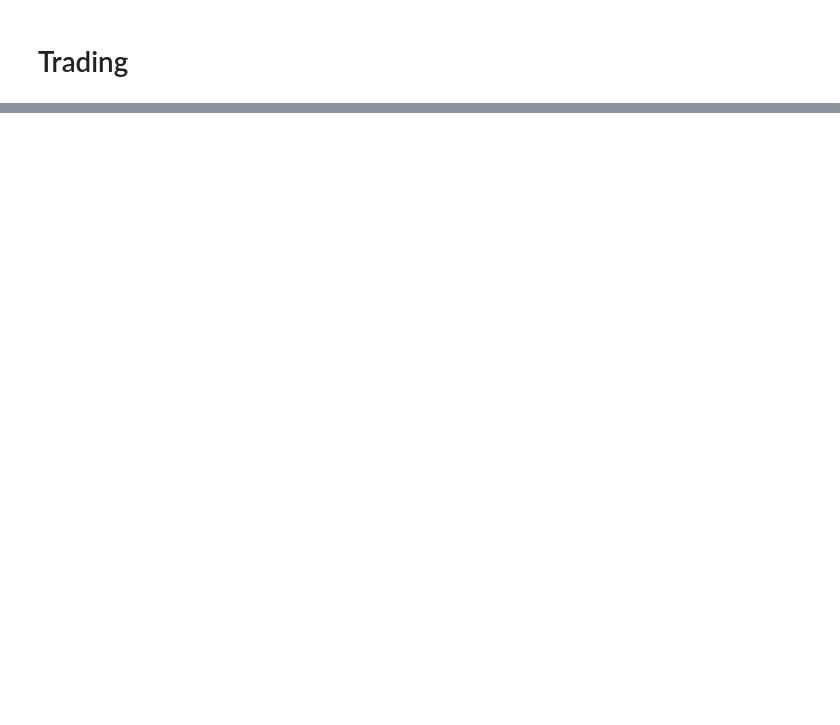
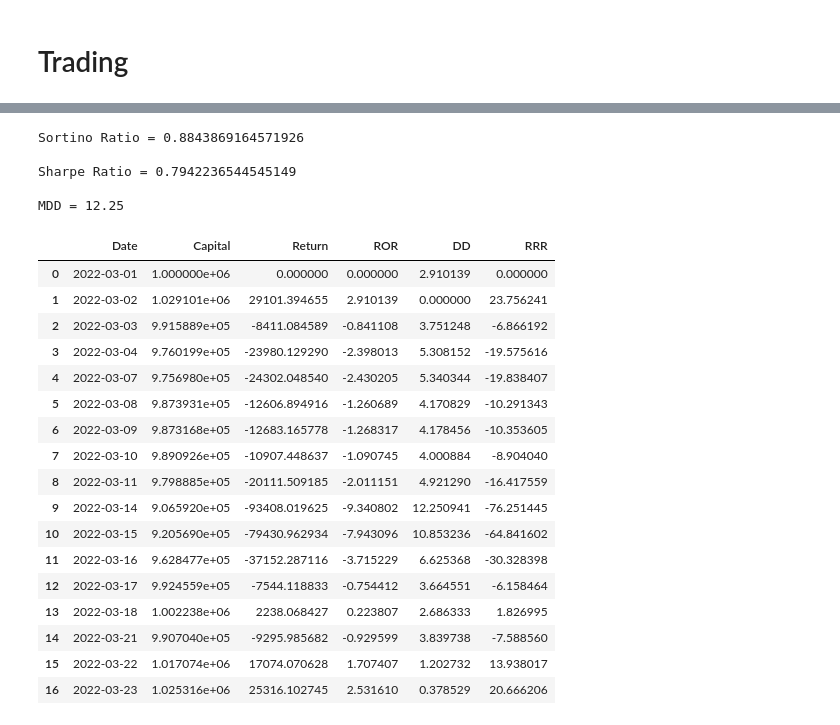
Before and after one commit to ali-rabiee/Portfolio-Formation, a Jupyter notebook: Portfolio_Formation.ipynb, the cells around one changed output, grey strips where cells are left out. Drawn from its saved outputs; the diff is of its cells as text; code cells hidden in the pictures; blank space fills up the shorter version.

Commit message:
new results

```diff
--- a/Portfolio_Formation.ipynb
+++ b/Portfolio_Formation.ipynb
@@ -952,0 +993,7 @@ rate_of_ret
+# %%
+# Create a DataFrame for portfolio evaluation
+dates = list(bh_returns.keys())
+capitals = list(bh_returns.values())
+df = pd.DataFrame({'Date':dates,'Capital':capitals})
+df.to_csv("Output/results/Portfolio/returns_3act.csv")
+df
@@ -953 +1019,32 @@ rate_of_ret
+# %%
+from Trading_Metrics import *
+# Calculate Metrics
+initial_capital = 1e6
+portfo_metrics = metrics(df, initial_capital)
+portfo_metrics.to_csv("Output/results/Portfolio/PortfolioMetrics_bh.csv")
+portfo_metrics
+# %% [output]
+Sortino Ratio = 0.8843869164571926
+
+Sharpe Ratio = 0.7942236544545149
+
+MDD = 12.25
+|  | Date | Capital | Return | ROR | DD | RRR |
+| 0 | 2022-03-01 | 1.000000e+06 | 0.000000 | 0.000000 | 2.910139 | 0.000000 |
+| 1 | 2022-03-02 | 1.029101e+06 | 29101.394655 | 2.910139 | 0.000000 | 23.756241 |
+| 2 | 2022-03-03 | 9.915889e+05 | -8411.084589 | -0.841108 | 3.751248 | -6.866192 |
+| 3 | 2022-03-04 | 9.760199e+05 | -23980.129290 | -2.398013 | 5.308152 | -19.575616 |
+| 4 | 2022-03-07 | 9.756980e+05 | -24302.048540 | -2.430205 | 5.340344 | -19.838407 |
+| 5 | 2022-03-08 | 9.873931e+05 | -12606.894916 | -1.260689 | 4.170829 | -10.291343 |
+| 6 | 2022-03-09 | 9.873168e+05 | -12683.165778 | -1.268317 | 4.178456 | -10.353605 |
+| 7 | 2022-03-10 | 9.890926e+05 | -10907.448637 | -1.090745 | 4.000884 | -8.904040 |
+| 8 | 2022-03-11 | 9.798885e+05 | -20111.509185 | -2.011151 | 4.921290 | -16.417559 |
+| 9 | 2022-03-14 | 9.065920e+05 | -93408.019625 | -9.340802 | 12.250941 | -76.251445 |
+| 10 | 2022-03-15 | 9.205690e+05 | -79430.962934 | -7.943096 | 10.853236 | -64.841602 |
+| 11 | 2022-03-16 | 9.628477e+05 | -37152.287116 | -3.715229 | 6.625368 | -30.328398 |
+| 12 | 2022-03-17 | 9.924559e+05 | -7544.118833 | -0.754412 | 3.664551 | -6.158464 |
+| 13 | 2022-03-18 | 1.002238e+06 | 2238.068427 | 0.223807 | 2.686333 | 1.826995 |
+| 14 | 2022-03-21 | 9.907040e+05 | -9295.985682 | -0.929599 | 3.839738 | -7.588560 |
+| 15 | 2022-03-22 | 1.017074e+06 | 17074.070628 | 1.707407 | 1.202732 | 13.938017 |
+| 16 | 2022-03-23 | 1.025316e+06 | 25316.102745 | 2.531610 | 0.378529 | 20.666206 |
 # %%
```
Also changed, not shown: parts of 51 cells of this notebook.
